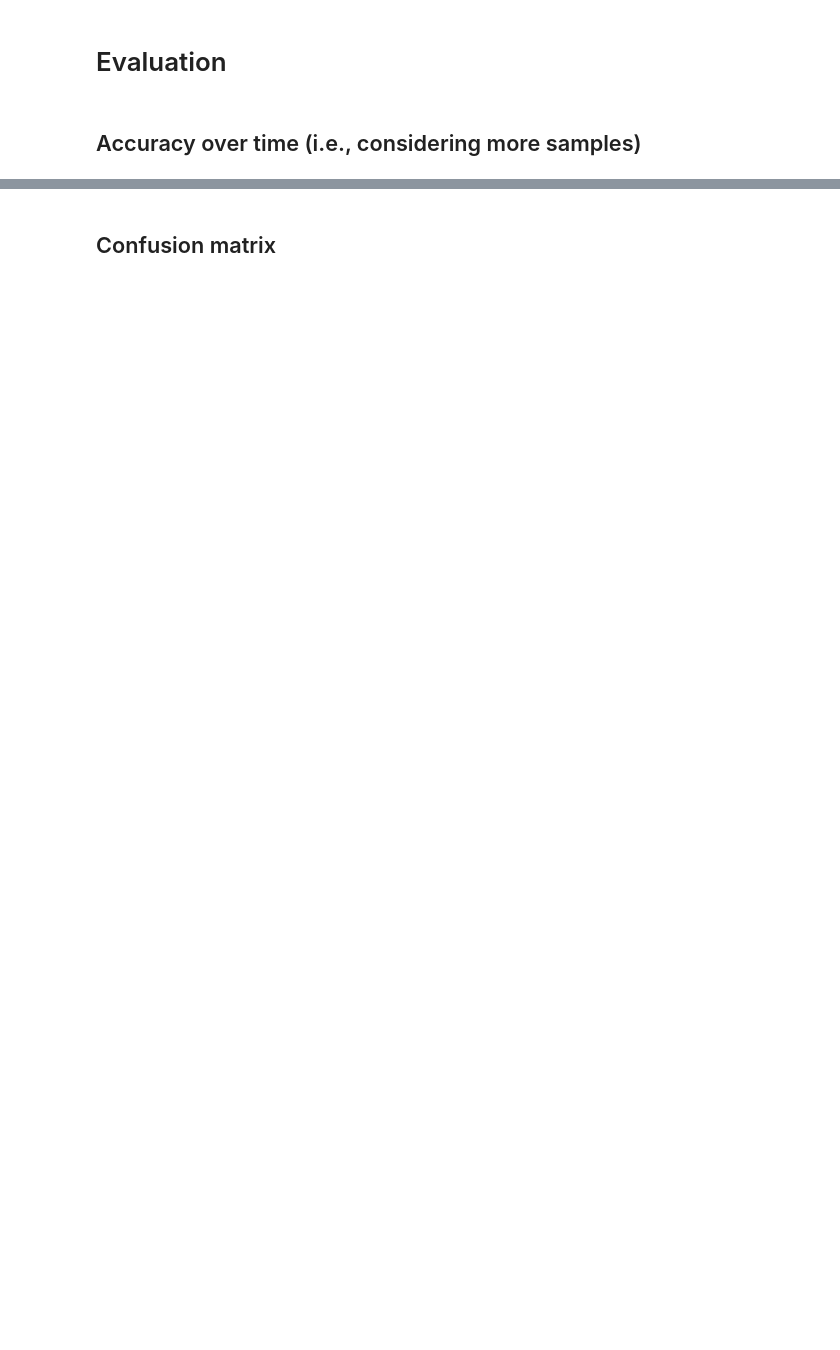
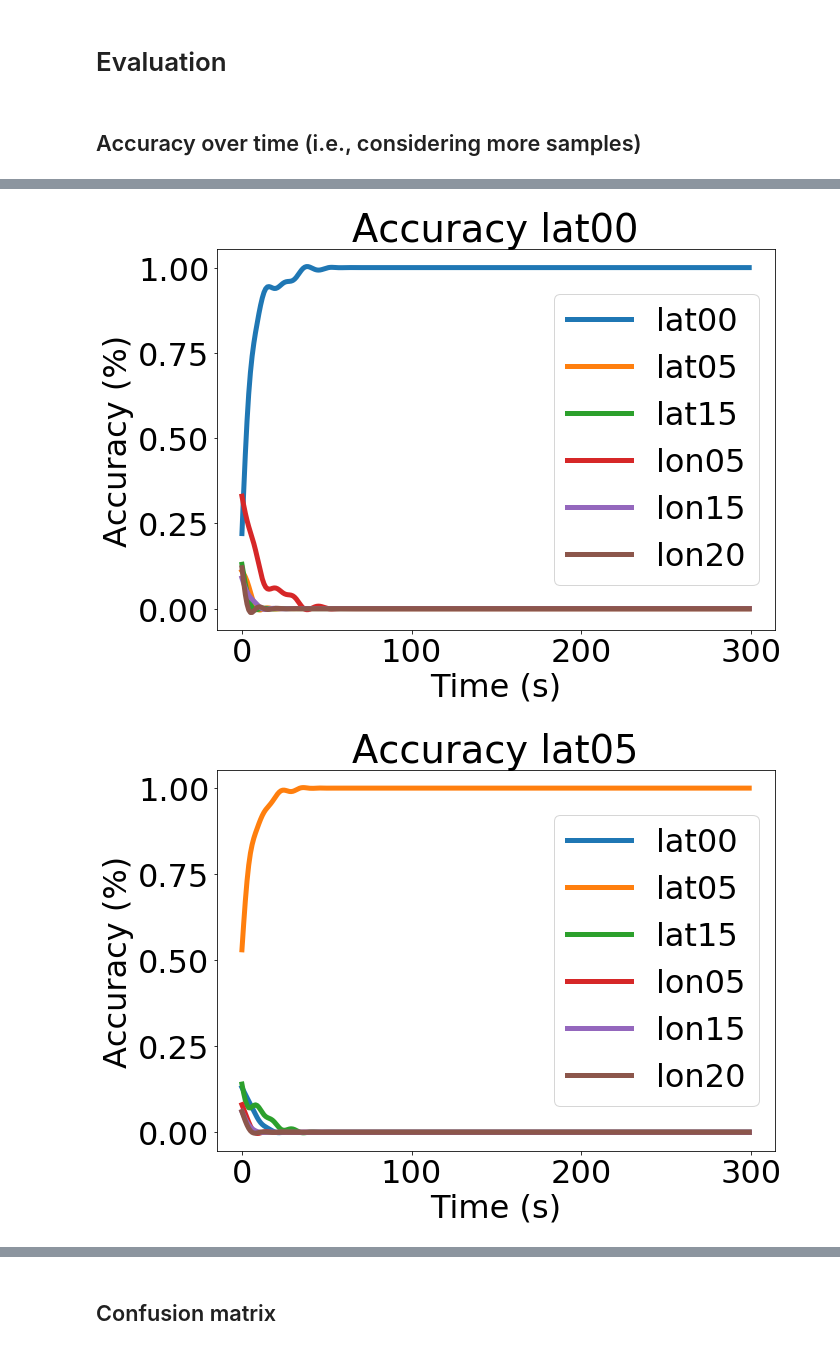
Before and after one commit to davidmiralles/Naive_Bayes_Classifier, a Jupyter notebook: bayes.ipynb, the cells around one changed output, grey strips where cells are left out. Cells and saved outputs as stored; diff of their text form; code cells hidden in the pictures; blank space fills up the shorter version.

```diff
--- a/bayes.ipynb
+++ b/bayes.ipynb
@@ -272,0 +255,8 @@ plot_accuracy_over_time(classifications, label_to_id, x_ticks, filtered=True)
+# %%
+classifications = pickle.load(open('out/pkl/classifications.pkl', 'rb'))
+x_ticks = pickle.load(open('out/pkl/x_ticks.pkl', 'rb'))
+label_to_id = pickle.load(open('out/pkl/label_to_id.pkl', 'rb'))
+v.plot_accuracy_over_time(classifications, label_to_id, x_ticks, filtered=True)
+# %% [output]
+[figure, added]
+[figure, added]
```
Also changed, not shown: parts of 26 cells of this notebook, 28 other files.
